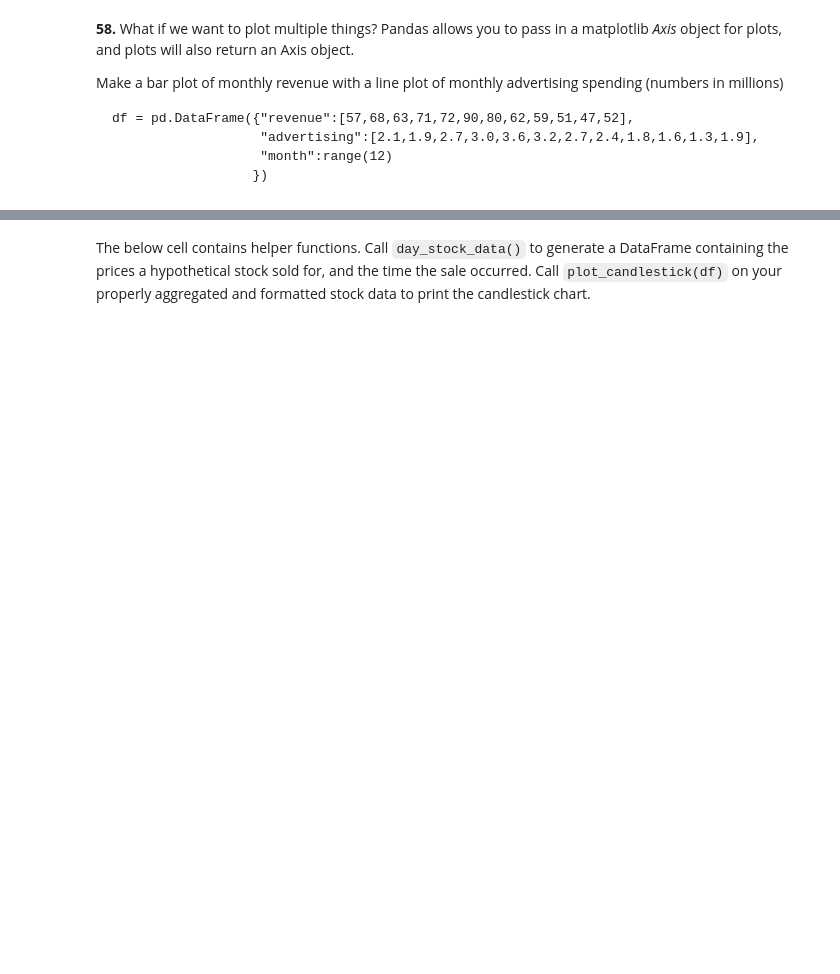
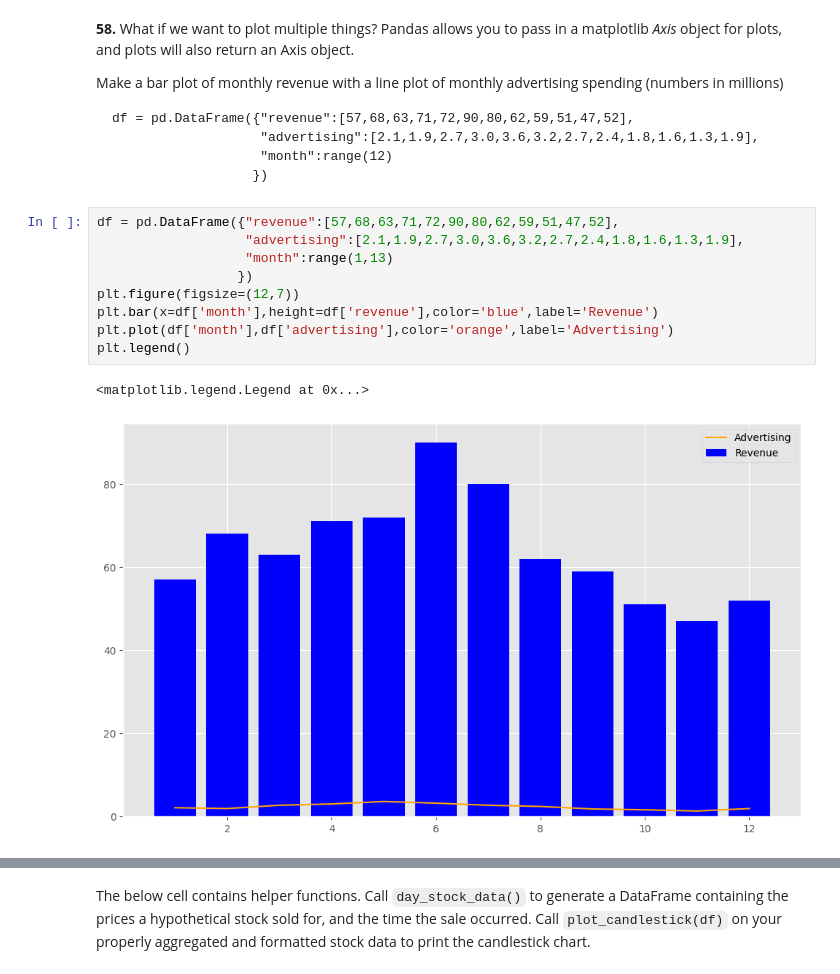
Before and after one commit to markmbarak8/100-pandas-puzzles-solved-, a Jupyter notebook: 100-pandas-puzzles.ipynb, the cells around one changed output, grey strips where cells are left out. Drawn from its saved outputs; the diff is of its cells as text; blank space fills up the shorter version.

````diff
--- a/100-pandas-puzzles.ipynb
+++ b/100-pandas-puzzles.ipynb
@@ -1130,6 +1265,18 @@ df = pd.DataFrame({"revenue":[57,68,63,71,72,90,80,62,59,51,47,52],
                    "month":range(12)
                   })
 ```
+# %%
+df = pd.DataFrame({"revenue":[57,68,63,71,72,90,80,62,59,51,47,52],
+                   "advertising":[2.1,1.9,2.7,3.0,3.6,3.2,2.7,2.4,1.8,1.6,1.3,1.9],
+                   "month":range(1,13)
+                  })
+plt.figure(figsize=(12,7))
+plt.bar(x=df['month'],height=df['revenue'],color='blue',label='Revenue')
+plt.plot(df['month'],df['advertising'],color='orange',label='Advertising')
+plt.legend()
+# %% [output]
+<matplotlib.legend.Legend at 0x...>
+[figure, added]
 # %% [markdown]
 Now we're finally ready to create a candlestick chart, which is a very common tool used to analyze stock price data.  A candlestick chart shows the opening, closing, highest, and lowest price for a stock during a time window.  The color of the "candle" (the thick part of the bar) is green if the stock closed above its opening price, or red if below.
 
````
Also changed, not shown: parts of 13 cells of this notebook, 1 other file.
